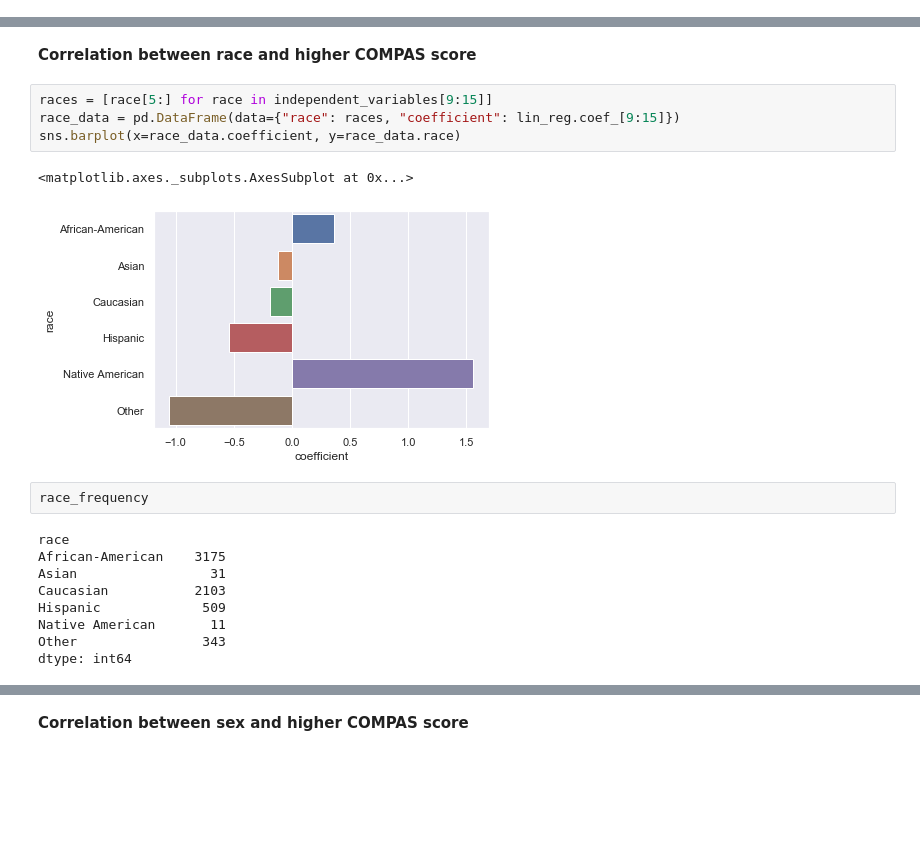
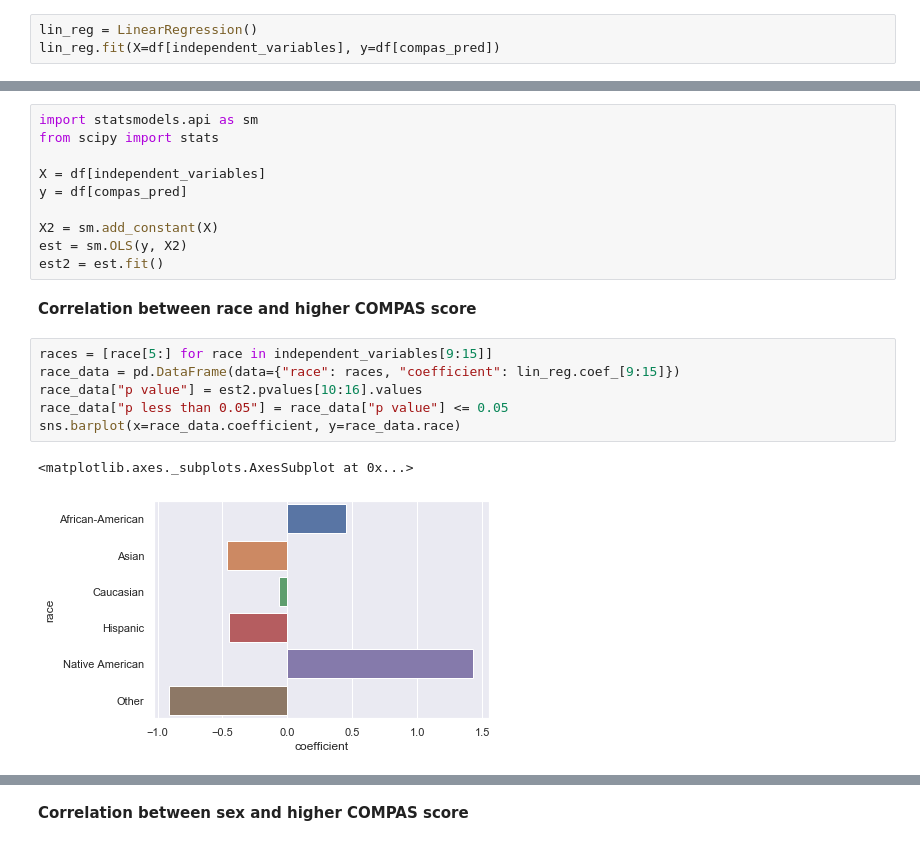
Before and after one commit to fadilf/iXRemote-COMPAS, a Jupyter notebook: COMPAS Analysis 1.ipynb, the cells around one changed output, grey strips where cells are left out. Saved outputs shown, nothing was run; the diff lists cells and outputs as text; blank space fills up the shorter version.

Commit message:
Added p-values

```diff
--- a/COMPAS Analysis 1.ipynb
+++ b/COMPAS Analysis 1.ipynb
@@ -302,0 +281,3 @@ print(predictions)
+# %%
+lin_reg = LinearRegression()
+lin_reg.fit(X=df[independent_variables], y=df[compas_pred])
@@ -303,20 +286,21 @@ print(predictions)
+# %%
+import statsmodels.api as sm
+from scipy import stats
+
+X = df[independent_variables]
+y = df[compas_pred]
+
+X2 = sm.add_constant(X)
+est = sm.OLS(y, X2)
+est2 = est.fit()
 # %% [markdown]
 **Correlation between race and higher COMPAS score**
 # %%
 races = [race[5:] for race in independent_variables[9:15]]
 race_data = pd.DataFrame(data={"race": races, "coefficient": lin_reg.coef_[9:15]})
+race_data["p value"] = est2.pvalues[10:16].values
+race_data["p less than 0.05"] = race_data["p value"] <= 0.05
 sns.barplot(x=race_data.coefficient, y=race_data.race)
 # %% [output]
 <matplotlib.axes._subplots.AxesSubplot at 0x...>
-[figure, old version]
+[figure, new version]
-# %%
-race_frequency
-# %% [output]
-race
-African-American    3175
-Asian                 31
-Caucasian           2103
-Hispanic             509
-Native American       11
-Other                343
-dtype: int64
```
Also changed, not shown: parts of 9 cells of this notebook.
